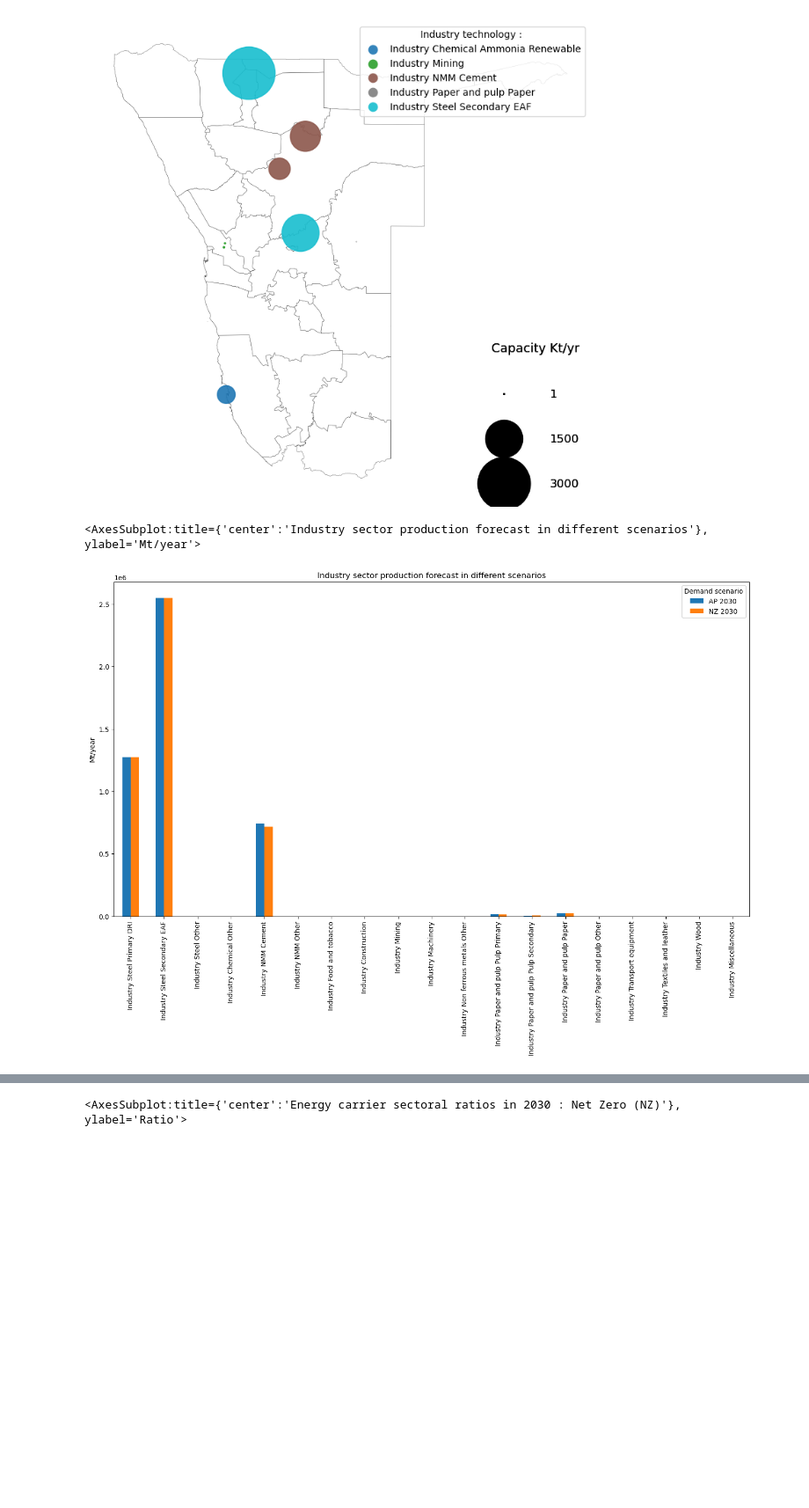
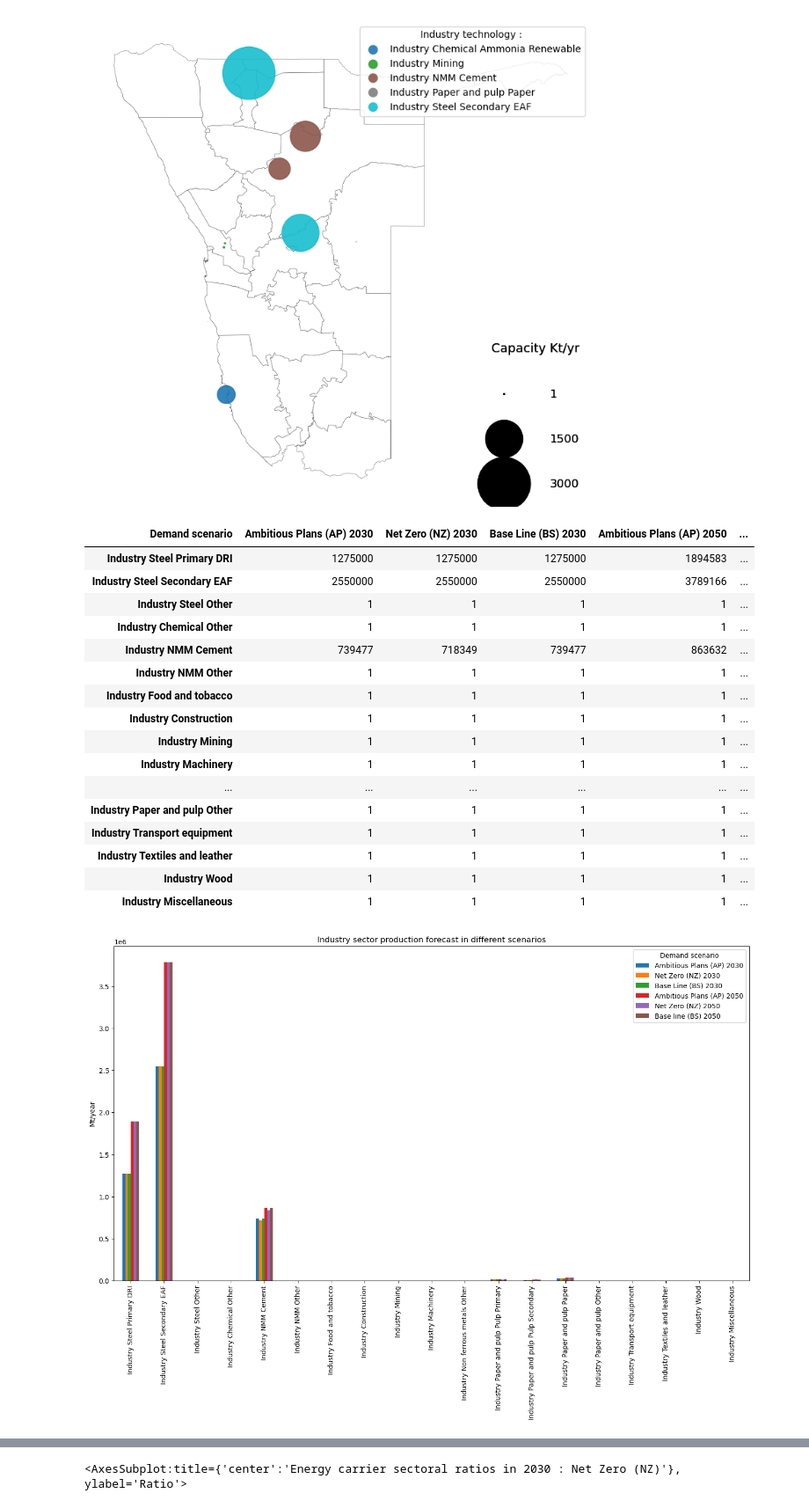
Before and after one commit to rajesh-ieg/thesis-notebook, a Jupyter notebook: analysis/demand_profile_analysis.ipynb, the cells around one changed output, grey strips where cells are left out. Shown at 88% size. Cells and saved outputs as stored; diff of their text form; code cells hidden in the pictures; blank space fills up the shorter version.

```diff
--- a/analysis/demand_profile_analysis.ipynb
+++ b/analysis/demand_profile_analysis.ipynb
@@ -13,12 +13,29 @@ industry_capacities = "../../pypsa-earth-sec/resources/custom_data/industrial_da
 
 industry_share_ap = "../../pypsa-earth-sec/resources/custom_data/industry_sector_ratios_AP_2030.csv"
 industry_share_nz = "../../pypsa-earth-sec/resources/custom_data/industry_sector_ratios_NZ_2030.csv"
+industry_share_bs = "../../pypsa-earth-sec/resources/custom_data/industry_sector_ratios_BS_2030.csv"
 
 industry_prod_ap  = "../../pypsa-earth-sec/resources/custom_data/industrial_production_per_country_tomorrow_2030_AP.csv"
 industry_prod_nz  = "../../pypsa-earth-sec/resources/custom_data/industrial_production_per_country_tomorrow_2030_NZ.csv"
+industry_prod_bs  = "../../pypsa-earth-sec/resources/custom_data/industrial_production_per_country_tomorrow_2030_BS.csv"
+
 
 etotals_ap = "../../pypsa-earth-sec/data/energy_totals_AP_2030.csv"
 etotals_nz = "../../pypsa-earth-sec/data/energy_totals_NZ_2030.csv"
+etotals_bs = "../../pypsa-earth-sec/data/energy_totals_BS_2030.csv"
+
+#2050 data
+industry_share_ap_50 = "../../pypsa-earth-sec/resources/custom_data/industry_sector_ratios_AP_2050.csv"
+industry_share_nz_50 = "../../pypsa-earth-sec/resources/custom_data/industry_sector_ratios_NZ_2050.csv"
+industry_share_bs_50 = "../../pypsa-earth-sec/resources/custom_data/industry_sector_ratios_BS_2050.csv"
+
+industry_prod_ap_50  = "../../pypsa-earth-sec/resources/custom_data/industrial_production_per_country_tomorrow_2050_AP.csv"
+industry_prod_nz_50  = "../../pypsa-earth-sec/resources/custom_data/industrial_production_per_country_tomorrow_2050_NZ.csv"
+industry_prod_bs_50  = "../../pypsa-earth-sec/resources/custom_data/industrial_production_per_country_tomorrow_2050_BS.csv"
+
+etotals_ap_50 = "../../pypsa-earth-sec/data/energy_totals_AP_2050.csv"
+etotals_nz_50 = "../../pypsa-earth-sec/data/energy_totals_NZ_2050.csv"
+etotals_bs_50 = "../../pypsa-earth-sec/data/energy_totals_BS_2050.csv"
 # %%
 df = pd.read_csv(industry_capacities, keep_default_na=False,
         na_values=[""])
@@ -114,22 +131,54 @@ Name: capacity, dtype: float64
 [figure]
 # %%
 li = []
+df=[]
 fig, ax = plt.subplots(1, 1)
 fig.set_size_inches(17, 9)
 df1 = pd.read_csv(industry_prod_ap, keep_default_na=False,na_values=[""])
-df1["Demand scenario"] = "AP 2030"
+df1["Demand scenario"] = "Ambitious Plans (AP) 2030"
 li.append(df1)
 df2 = pd.read_csv(industry_prod_nz, keep_default_na=False,na_values=[""])
-df2["Demand scenario"] = "NZ 2030"
+df2["Demand scenario"] = "Net Zero (NZ) 2030"
 li.append(df2)
+df3 = pd.read_csv(industry_prod_bs, keep_default_na=False,na_values=[""])
+df3["Demand scenario"] = "Base Line (BS) 2030"
+li.append(df3)
+
+df4 = pd.read_csv(industry_prod_ap_50, keep_default_na=False,na_values=[""])
+df4["Demand scenario"] = "Ambitious Plans (AP) 2050"
+li.append(df4)
+df5 = pd.read_csv(industry_prod_nz_50, keep_default_na=False,na_values=[""])
+df5["Demand scenario"] = "Net Zero (NZ) 2050"
+li.append(df5)
+df6 = pd.read_csv(industry_prod_bs_50, keep_default_na=False,na_values=[""])
+df6["Demand scenario"] = "Base line (BS) 2050"
+li.append(df6)
+
 frame = pd.concat(li, axis=0, ignore_index=True)
 
 df = frame.drop(['Mt/year'], axis=1)
 df = df.set_index('Demand scenario')
 df = df.transpose()
-df= df.loc[(df>0).any(axis=1)]
+df= df.loc[(df!=0).any(axis=1)]
 df.plot(kind="bar", title= "Industry sector production forecast in different scenarios", ylabel = "Mt/year", ax=ax)
 # df.plot.bar(x='scenario', rot=1, title='Industrial production demand for 2030', figsize=(15,10), fontsize=12)
+df
 # %% [output]
-<AxesSubplot:title={'center':'Industry sector production forecast in different scenarios'}, ylabel='Mt/year'>
+| Demand scenario | Ambitious Plans (AP) 2030 | Net Zero (NZ) 2030 | Base Line (BS) 2030 | Ambitious Plans (AP) 2050 | ... |
+| Industry Steel Primary DRI | 1275000 | 1275000 | 1275000 | 1894583 | ... |
+| Industry Steel Secondary EAF | 2550000 | 2550000 | 2550000 | 3789166 | ... |
+| Industry Steel Other | 1 | 1 | 1 | 1 | ... |
+| Industry Chemical Other | 1 | 1 | 1 | 1 | ... |
+| Industry NMM Cement | 739477 | 718349 | 739477 | 863632 | ... |
+| Industry NMM Other | 1 | 1 | 1 | 1 | ... |
+| Industry Food and tobacco | 1 | 1 | 1 | 1 | ... |
+| Industry Construction | 1 | 1 | 1 | 1 | ... |
+| Industry Mining | 1 | 1 | 1 | 1 | ... |
+| Industry Machinery | 1 | 1 | 1 | 1 | ... |
+| ... | ... | ... | ... | ... | ... |
+| Industry Paper and pulp Other | 1 | 1 | 1 | 1 | ... |
+| Industry Transport equipment | 1 | 1 | 1 | 1 | ... |
+| Industry Textiles and leather | 1 | 1 | 1 | 1 | ... |
+| Industry Wood | 1 | 1 | 1 | 1 | ... |
+| Industry Miscellaneous | 1 | 1 | 1 | 1 | ... |
-[figure, old version]
+[figure, new version]
```
Also changed, not shown: parts of 4 cells of this notebook, 1 other file.
